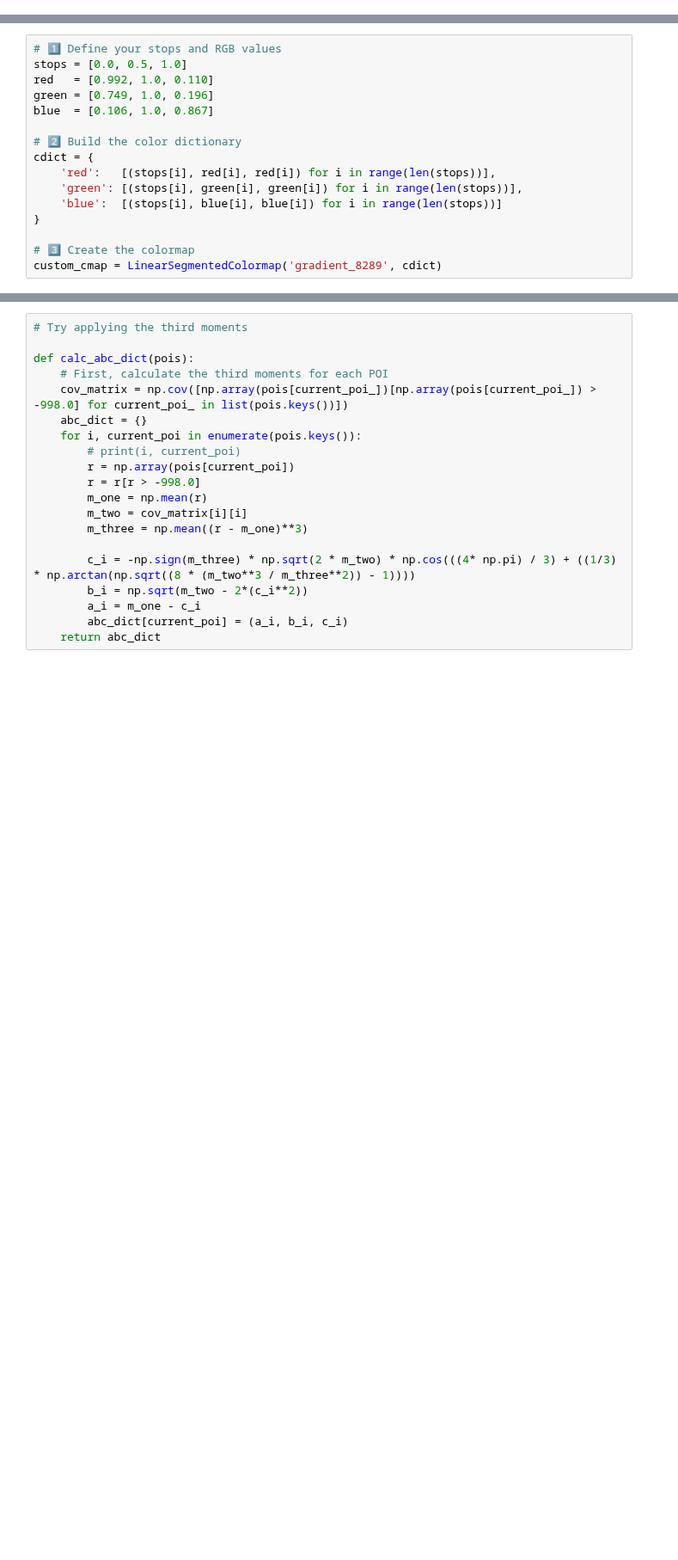
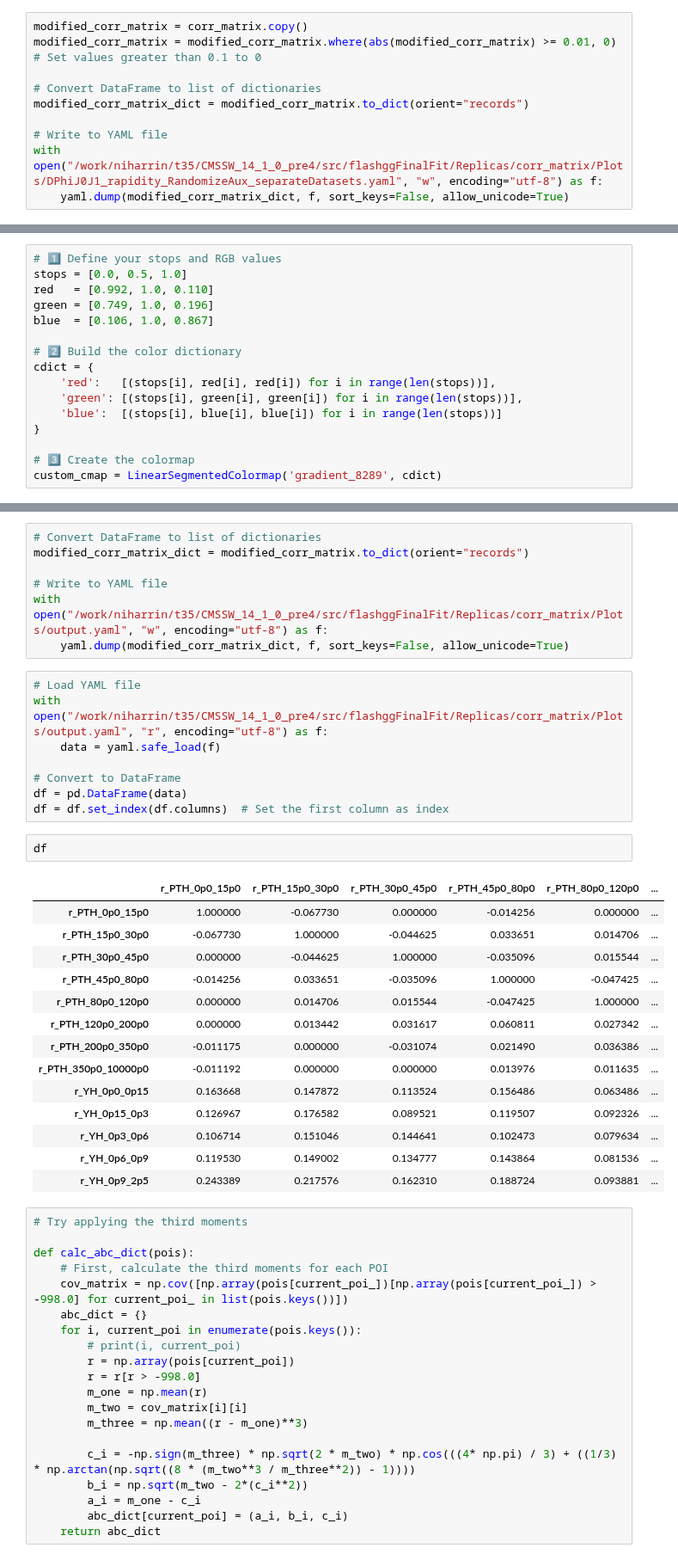
Before and after one commit to JaLuka98/flashggFinalFit, a Jupyter notebook: Replicas/corr_matrix/corr_matrix_simultan.ipynb, the cells around one changed output, grey strips where cells are left out. Shown at 86% size. Cells and saved outputs as stored; diff of their text form; blank space fills up the shorter version.

```diff
--- a/Replicas/corr_matrix/corr_matrix_simultan.ipynb
+++ b/Replicas/corr_matrix/corr_matrix_simultan.ipynb
@@ -470 +490,11 @@ df_combined
+# %%
+modified_corr_matrix = corr_matrix.copy()
+modified_corr_matrix = modified_corr_matrix.where(abs(modified_corr_matrix) >= 0.01, 0)  # Set values greater than 0.1 to 0
+
+# Convert DataFrame to list of dictionaries
+modified_corr_matrix_dict = modified_corr_matrix.to_dict(orient="records")
+
+# Write to YAML file
+with open("/work/niharrin/t35/CMSSW_14_1_0_pre4/src/flashggFinalFit/Replicas/corr_matrix/Plots/DPhiJ0J1_rapidity_RandomizeAux_separateDatasets.yaml", "w", encoding="utf-8") as f:
+    yaml.dump(modified_corr_matrix_dict, f, sort_keys=False, allow_unicode=True)
 # %%
@@ -558,3 +591,35 @@ plt.savefig(os.path.join(plot_dir, "correlation_matrix_obs.png"), bbox_inches='t
+# %%
+# Convert DataFrame to list of dictionaries
+modified_corr_matrix_dict = modified_corr_matrix.to_dict(orient="records")
+
+# Write to YAML file
+with open("/work/niharrin/t35/CMSSW_14_1_0_pre4/src/flashggFinalFit/Replicas/corr_matrix/Plots/output.yaml", "w", encoding="utf-8") as f:
+    yaml.dump(modified_corr_matrix_dict, f, sort_keys=False, allow_unicode=True)
+# %%
+# Load YAML file
+with open("/work/niharrin/t35/CMSSW_14_1_0_pre4/src/flashggFinalFit/Replicas/corr_matrix/Plots/output.yaml", "r", encoding="utf-8") as f:
+    data = yaml.safe_load(f)
+
+# Convert to DataFrame
+df = pd.DataFrame(data)
+df = df.set_index(df.columns)  # Set the first column as index
+# %%
+df
+# %% [output]
+|  | r_PTH_0p0_15p0 | r_PTH_15p0_30p0 | r_PTH_30p0_45p0 | r_PTH_45p0_80p0 | r_PTH_80p0_120p0 | ... |
+| r_PTH_0p0_15p0 | 1.000000 | -0.067730 | 0.000000 | -0.014256 | 0.000000 | ... |
+| r_PTH_15p0_30p0 | -0.067730 | 1.000000 | -0.044625 | 0.033651 | 0.014706 | ... |
+| r_PTH_30p0_45p0 | 0.000000 | -0.044625 | 1.000000 | -0.035096 | 0.015544 | ... |
+| r_PTH_45p0_80p0 | -0.014256 | 0.033651 | -0.035096 | 1.000000 | -0.047425 | ... |
+| r_PTH_80p0_120p0 | 0.000000 | 0.014706 | 0.015544 | -0.047425 | 1.000000 | ... |
+| r_PTH_120p0_200p0 | 0.000000 | 0.013442 | 0.031617 | 0.060811 | 0.027342 | ... |
+| r_PTH_200p0_350p0 | -0.011175 | 0.000000 | -0.031074 | 0.021490 | 0.036386 | ... |
+| r_PTH_350p0_10000p0 | -0.011192 | 0.000000 | 0.000000 | 0.013976 | 0.011635 | ... |
+| r_YH_0p0_0p15 | 0.163668 | 0.147872 | 0.113524 | 0.156486 | 0.063486 | ... |
+| r_YH_0p15_0p3 | 0.126967 | 0.176582 | 0.089521 | 0.119507 | 0.092326 | ... |
+| r_YH_0p3_0p6 | 0.106714 | 0.151046 | 0.144641 | 0.102473 | 0.079634 | ... |
+| r_YH_0p6_0p9 | 0.119530 | 0.149002 | 0.134777 | 0.143864 | 0.081536 | ... |
+| r_YH_0p9_2p5 | 0.243389 | 0.217576 | 0.162310 | 0.188724 | 0.093881 | ... |
 # %%
 # Try applying the third moments
 
```
Also changed, not shown: parts of 17 cells of this notebook, 10 other files.
